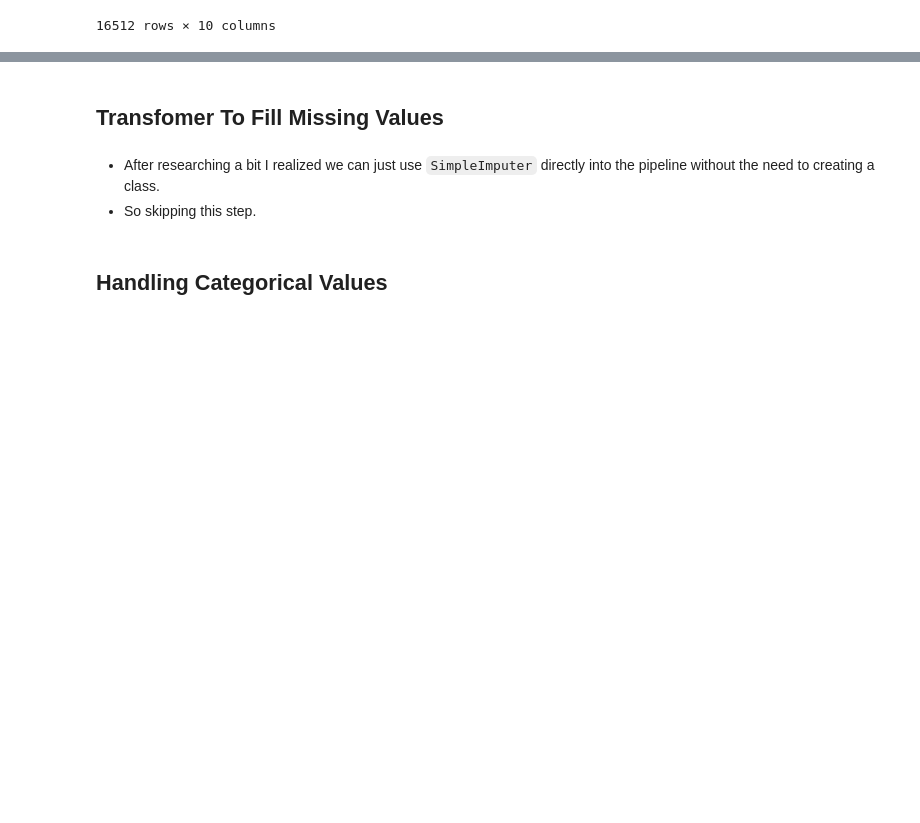
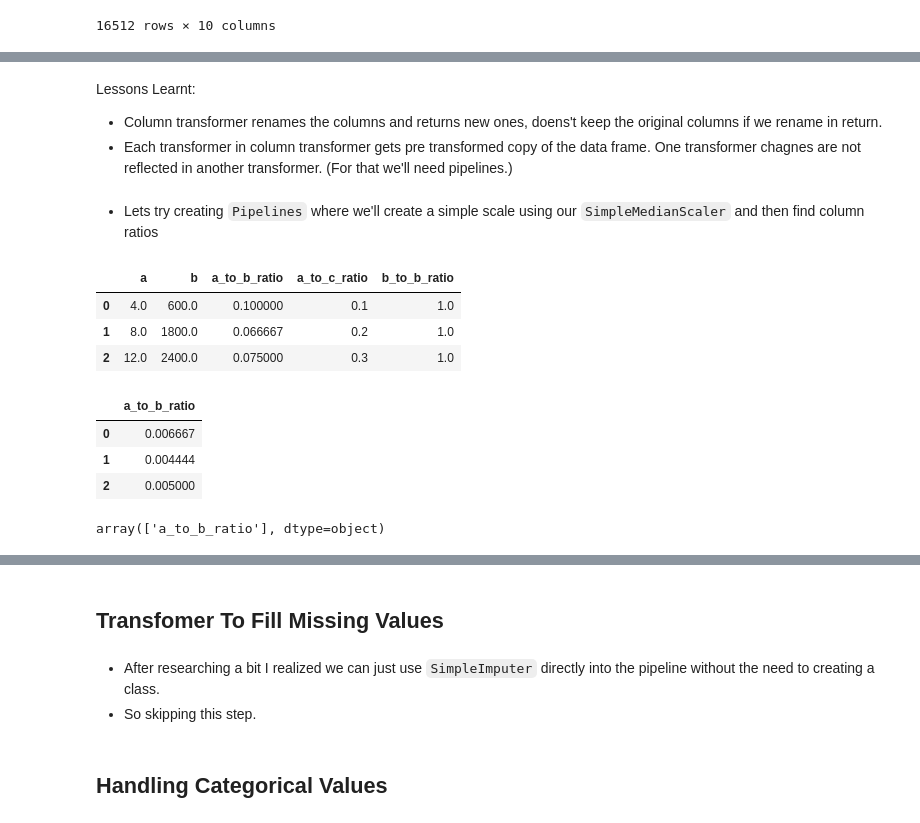
Before and after one commit to gaurangdave/house_price_predictions, a Jupyter notebook: notebooks/02_transform_data.ipynb, the cells around one changed output, grey strips where cells are left out. Saved outputs shown, nothing was run; the diff lists cells and outputs as text; code cells hidden in the pictures; blank space fills up the shorter version.

```diff
--- a/notebooks/02_transform_data.ipynb
+++ b/notebooks/02_transform_data.ipynb
@@ -186,0 +256,47 @@ transformed_data
+# %% [markdown]
+Lessons Learnt:
+*  Column transformer renames the columns and returns new ones, doens't keep the original columns if we rename in return.
+* Each transformer in column transformer gets pre transformed copy of the data frame. One transformer chagnes are not reflected in another transformer. (For that we'll need pipelines.)
+# %% [markdown]
+* Lets try creating `Pipelines` where we'll create a simple scale using our `SimpleMedianScaler` and then find column ratios
+# %%
+df = pd.DataFrame({'a': [1, 2, 3], 'b': [10, 30, 40], 'c': [10, 10, 10]})
+
+# first column transfomer to test
+temp_transformer_3 = ColumnTransformer([
+    ("simple_median_scaler", SimpleMedianScaler(),
+     ["a", "b"]),
+    ("a_to_b", my_transformer, ["a", "b"]),
+    ("a_to_c", my_transformer, ["a", "c"]),
+    ("b_to_c", my_transformer, ["b", "b"]),
+], remainder="passthrough", verbose_feature_names_out=False)
+
+# set output to pandas if we want output to be a pandas dataframe.
+temp_transformer_3.set_output(transform="pandas")
+# fit transform to df_features
+transformed_df = temp_transformer_3.fit_transform(df)
+transformed_df
+# %% [output]
+|  | a | b | a_to_b_ratio | a_to_c_ratio | b_to_b_ratio |
+| 0 | 4.0 | 600.0 | 0.100000 | 0.1 | 1.0 |
+| 1 | 8.0 | 1800.0 | 0.066667 | 0.2 | 1.0 |
+| 2 | 12.0 | 2400.0 | 0.075000 | 0.3 | 1.0 |
+# %%
+# creating pipelines in same order
+## this piple line scales the data and then find the ratio
+temp_pipe_line = Pipeline([
+    ("simple_median_scaler", SimpleMedianScaler()),
+    ("a_to_b", my_transformer)
+])
+
+transformed_df = temp_pipe_line.fit_transform(df)
+transformed_df
+# %% [output]
+|  | a_to_b_ratio |
+| 0 | 0.006667 |
+| 1 | 0.004444 |
+| 2 | 0.005000 |
+# %%
+temp_pipe_line.get_feature_names_out()
+# %% [output]
+array(['a_to_b_ratio'], dtype=object)
```
Also changed, not shown: parts of 14 cells of this notebook.
